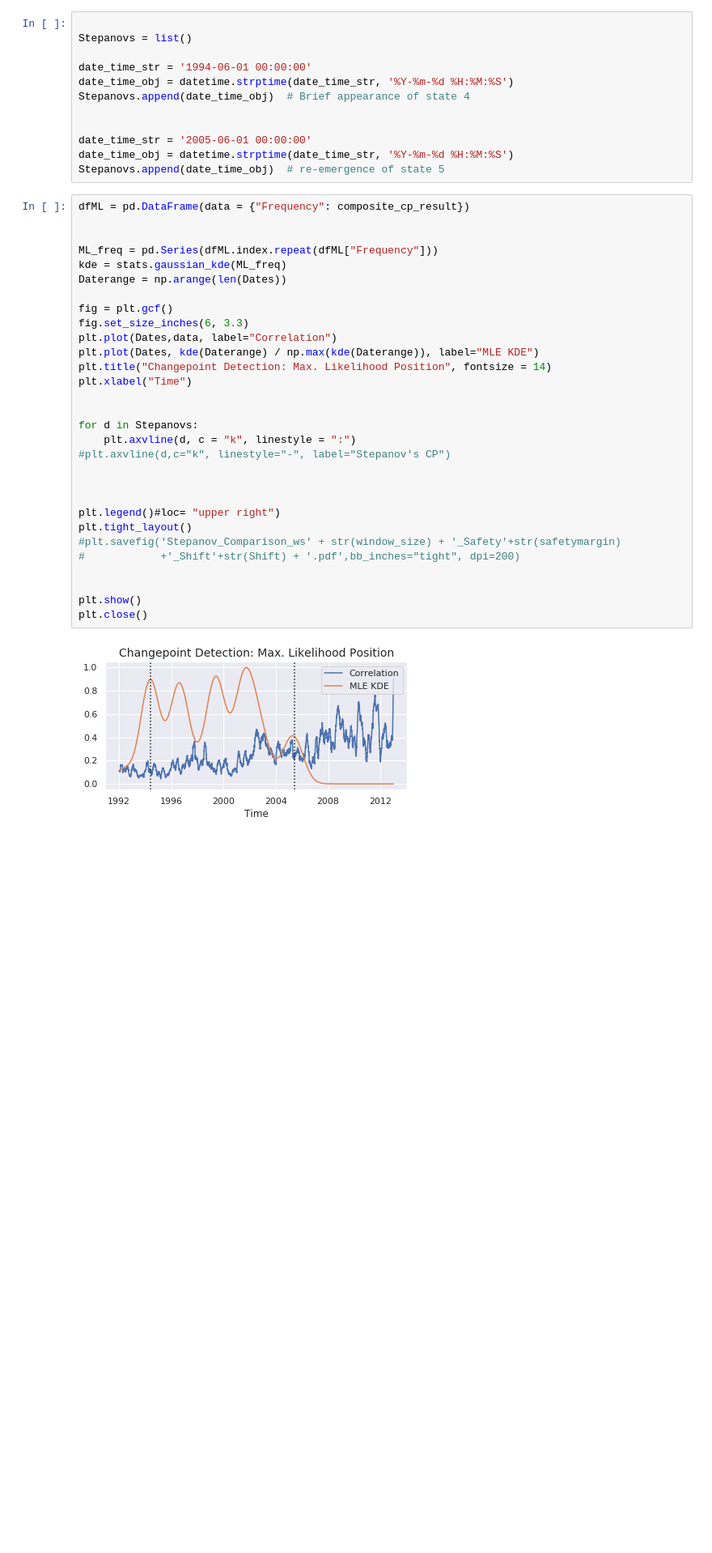
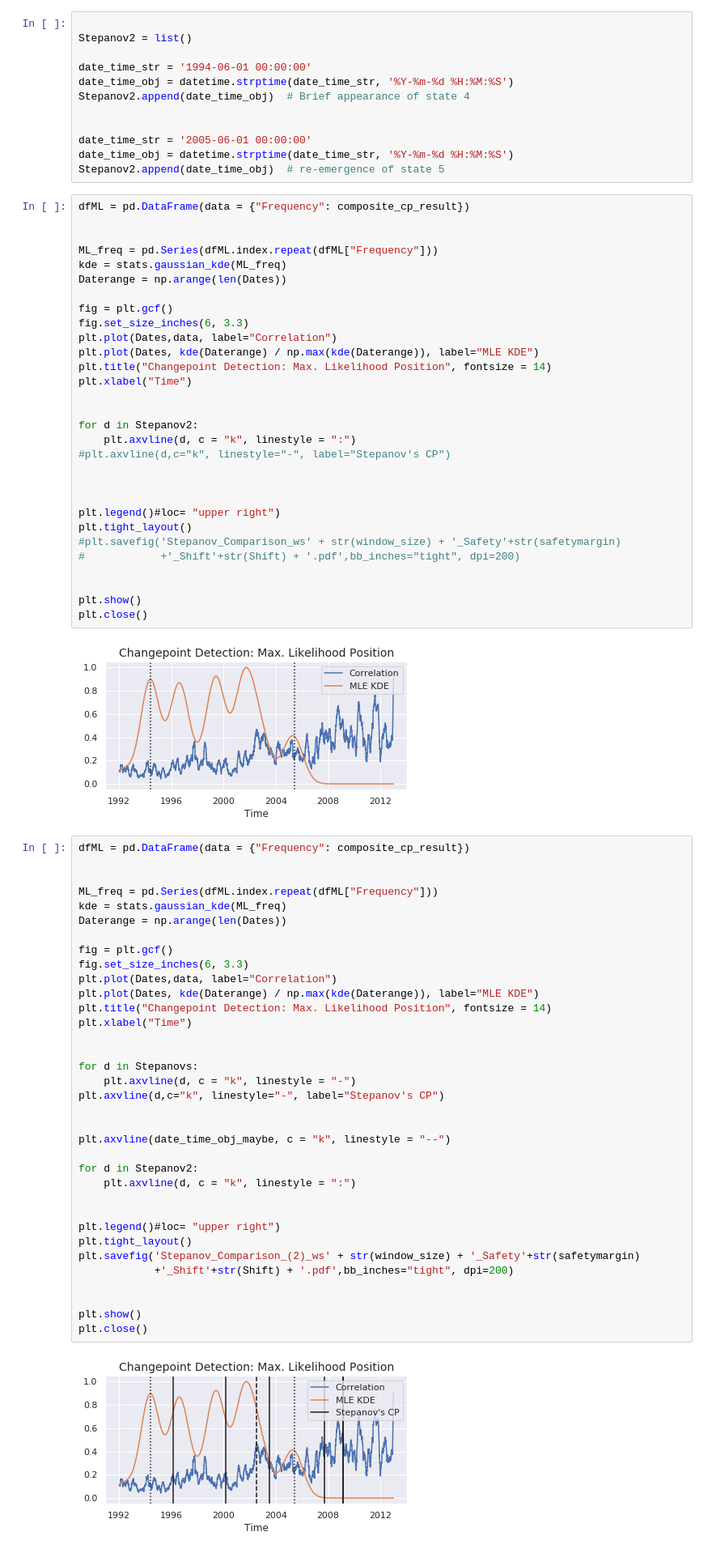
Before and after one commit to TobiasW1891/Finance-Redone, a Jupyter notebook: Compare to Stepanov.ipynb, the cells around one changed output. Shown: that part at 81% size. Saved outputs shown, nothing was run; the diff lists cells and outputs as text; blank space fills up the shorter version.

```diff
--- a/Compare to Stepanov.ipynb
+++ b/Compare to Stepanov.ipynb
@@ -151,16 +151,16 @@ datetime.datetime(1996, 3, 1, 0, 0)
 ## Some further stuff
 # %%
 
-Stepanovs = list()
+Stepanov2 = list()
 
 date_time_str = '1994-06-01 00:00:00'
 date_time_obj = datetime.strptime(date_time_str, '%Y-%m-%d %H:%M:%S')
-Stepanovs.append(date_time_obj)  # Brief appearance of state 4
+Stepanov2.append(date_time_obj)  # Brief appearance of state 4
 
 
 date_time_str = '2005-06-01 00:00:00'
 date_time_obj = datetime.strptime(date_time_str, '%Y-%m-%d %H:%M:%S')
-Stepanovs.append(date_time_obj)  # re-emergence of state 5
+Stepanov2.append(date_time_obj)  # re-emergence of state 5
 # %%
 dfML = pd.DataFrame(data = {"Frequency": composite_cp_result})
 
@@ -177,7 +177,7 @@ plt.title("Changepoint Detection: Max. Likelihood Position", fontsize = 14)
 plt.xlabel("Time")
 
 
-for d in Stepanovs:
+for d in Stepanov2:
     plt.axvline(d, c = "k", linestyle = ":")
 #plt.axvline(d,c="k", linestyle="-", label="Stepanov's CP")
 
@@ -193,3 +193,40 @@ plt.show()
 plt.close()
 # %% [output]
 [figure]
+# %%
+dfML = pd.DataFrame(data = {"Frequency": composite_cp_result})
+
+
+ML_freq = pd.Series(dfML.index.repeat(dfML["Frequency"]))
+kde = stats.gaussian_kde(ML_freq)
+Daterange = np.arange(len(Dates))
+
+fig = plt.gcf()
+fig.set_size_inches(6, 3.3)
+plt.plot(Dates,data, label="Correlation")
+plt.plot(Dates, kde(Daterange) / np.max(kde(Daterange)), label="MLE KDE")
+plt.title("Changepoint Detection: Max. Likelihood Position", fontsize = 14)
+plt.xlabel("Time")
+
+
+for d in Stepanovs:
+    plt.axvline(d, c = "k", linestyle = "-")
+plt.axvline(d,c="k", linestyle="-", label="Stepanov's CP")
+
+
+plt.axvline(date_time_obj_maybe, c = "k", linestyle = "--")
+
+for d in Stepanov2:
+    plt.axvline(d, c = "k", linestyle = ":")
+
+
+plt.legend()#loc= "upper right")
+plt.tight_layout()
+plt.savefig('Stepanov_Comparison_(2)_ws' + str(window_size) + '_Safety'+str(safetymargin)
+            +'_Shift'+str(Shift) + '.pdf',bb_inches="tight", dpi=200)
+
+
+plt.show()
+plt.close()
+# %% [output]
+[figure, added]
```
Also changed, not shown: parts of 3 cells of this notebook.
